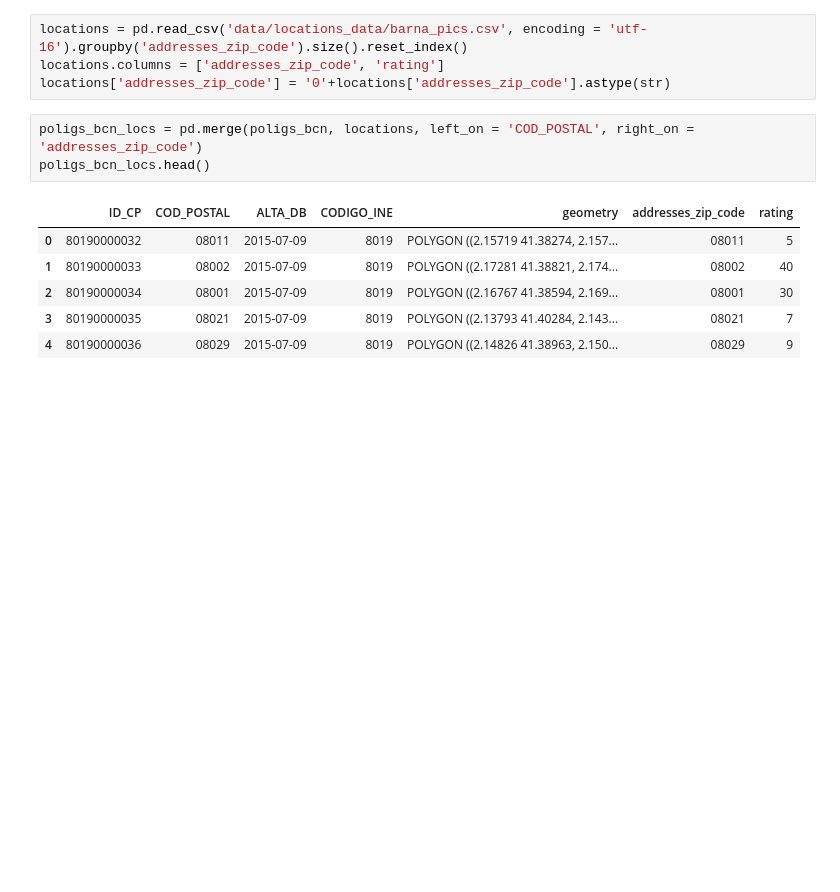
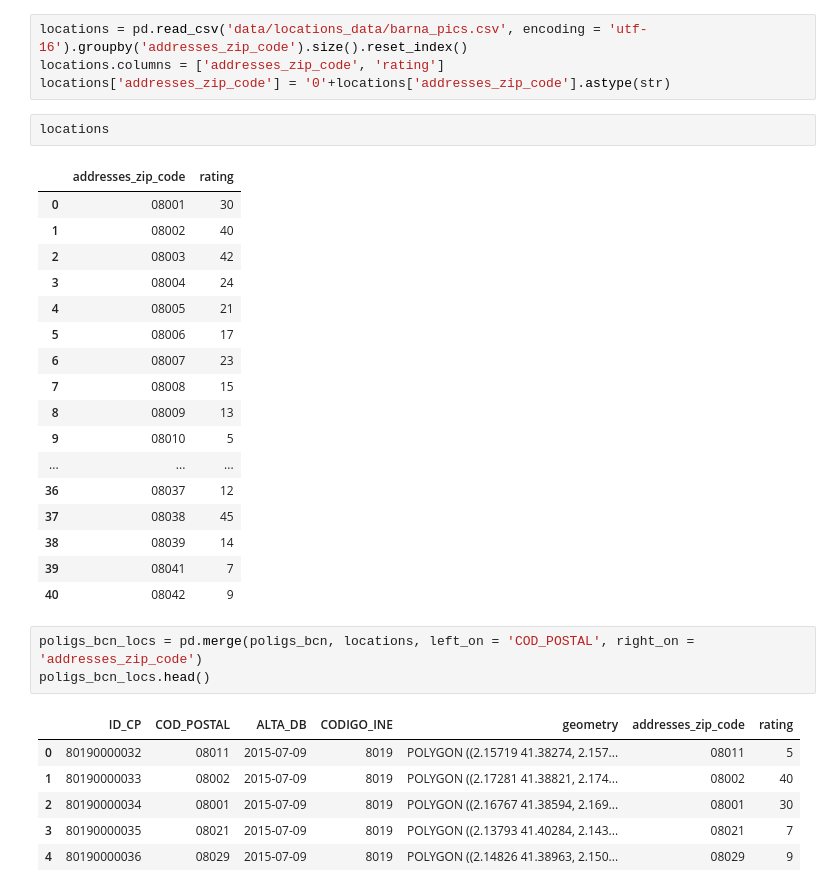
Before and after one commit to carlotalacasav/Gorrapiedra-proyecto, a Jupyter notebook: process_weather.ipynb, the cells around one changed output. Cells and saved outputs as stored; diff of their text form; blank space fills up the shorter version.

```diff
--- a/process_weather.ipynb
+++ b/process_weather.ipynb
@@ -96,6 +101,26 @@ plt.show()
 locations = pd.read_csv('data/locations_data/barna_pics.csv', encoding = 'utf-16').groupby('addresses_zip_code').size().reset_index()
 locations.columns = ['addresses_zip_code', 'rating']
 locations['addresses_zip_code'] = '0'+locations['addresses_zip_code'].astype(str)
+# %%
+locations
+# %% [output]
+|  | addresses_zip_code | rating |
+| 0 | 08001 | 30 |
+| 1 | 08002 | 40 |
+| 2 | 08003 | 42 |
+| 3 | 08004 | 24 |
+| 4 | 08005 | 21 |
+| 5 | 08006 | 17 |
+| 6 | 08007 | 23 |
+| 7 | 08008 | 15 |
+| 8 | 08009 | 13 |
+| 9 | 08010 | 5 |
+| ... | ... | ... |
+| 36 | 08037 | 12 |
+| 37 | 08038 | 45 |
+| 38 | 08039 | 14 |
+| 39 | 08041 | 7 |
+| 40 | 08042 | 9 |
 # %%
 poligs_bcn_locs = pd.merge(poligs_bcn, locations, left_on = 'COD_POSTAL', right_on = 'addresses_zip_code')
 poligs_bcn_locs.head()
```
Also changed, not shown: parts of 7 cells of this notebook, 2 other files.
